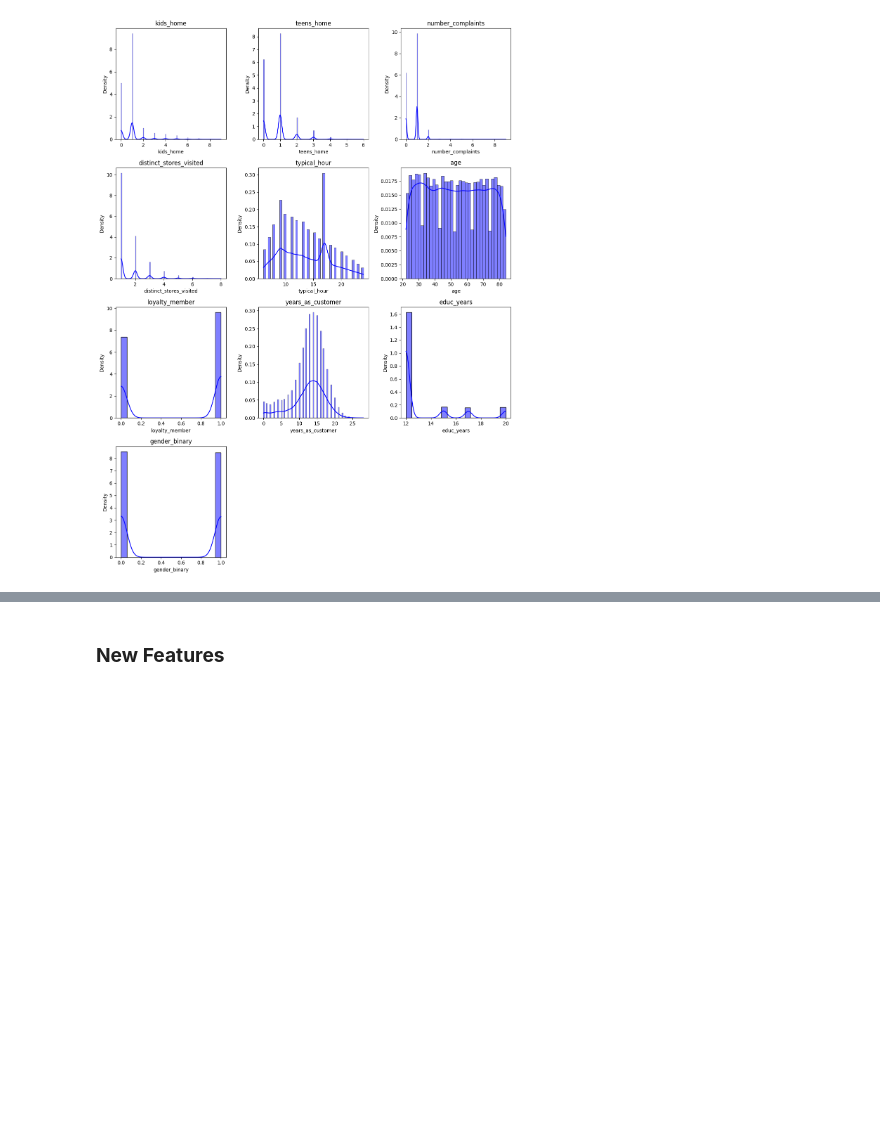
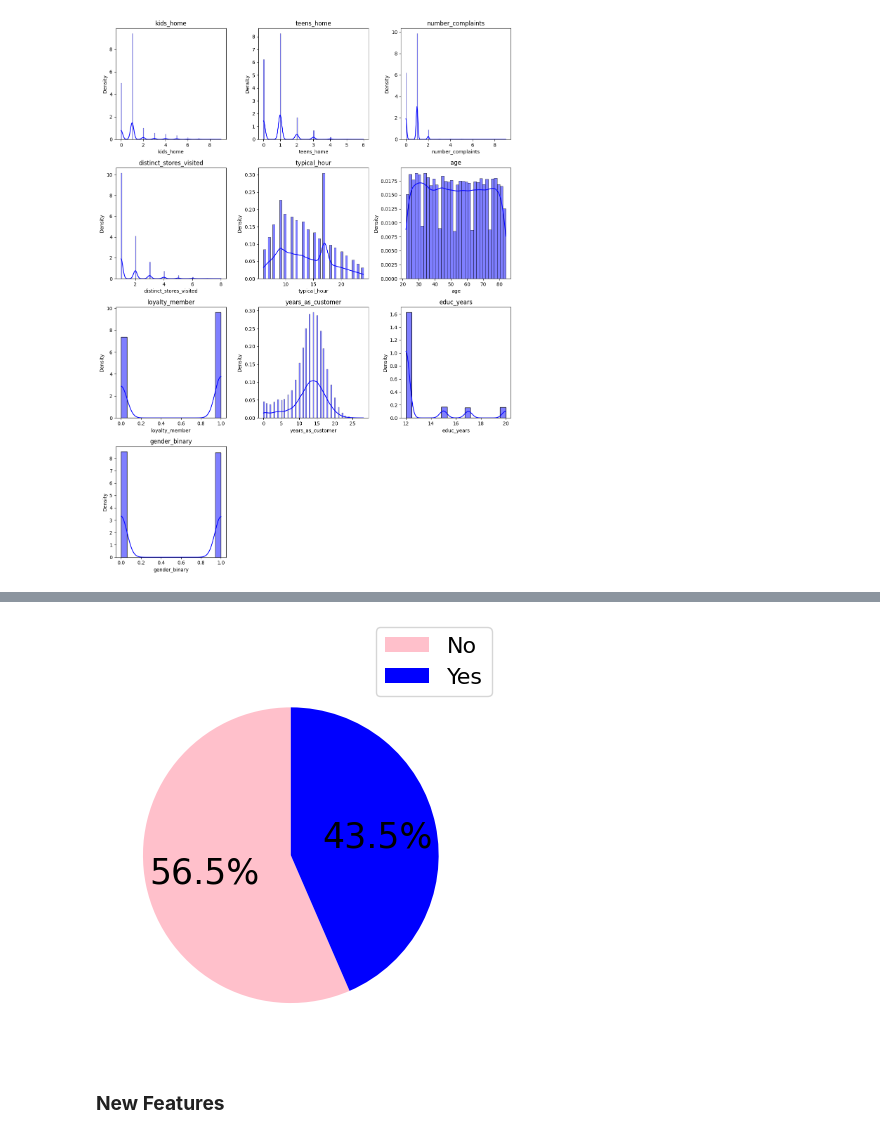
Before and after one commit to master-boda/Client-Segmentation-with-U-MAP-Embedding, a Jupyter notebook: src/preproc/eda.ipynb, the cells around one changed output, grey strips where cells are left out. Saved outputs shown, nothing was run; the diff lists cells and outputs as text; code cells hidden in the pictures; blank space fills up the shorter version.

```diff
--- a/src/preproc/eda.ipynb
+++ b/src/preproc/eda.ipynb
@@ -78,3 +113,7 @@ col_plotter(customer_info_clean_disc)
+# %%
+plot_pie_chart(customer_info_clean_disc, 'loyalty_member', colors = ['pink', 'blue'], legend = ['No', 'Yes'])
+# %% [output]
+[figure, added]
 # %% [markdown]
 ### **New Features**
 # %%
```
Also changed, not shown: parts of 7 cells of this notebook, 1 other file.
